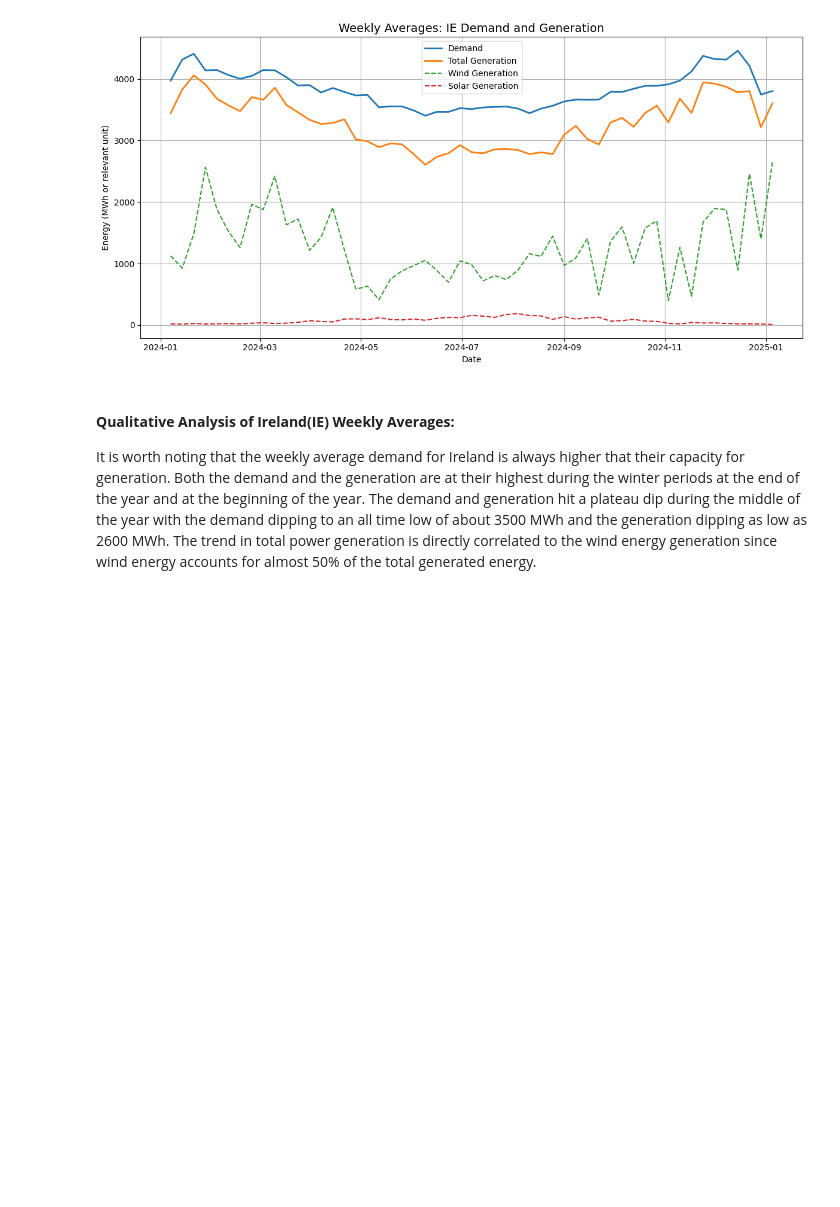
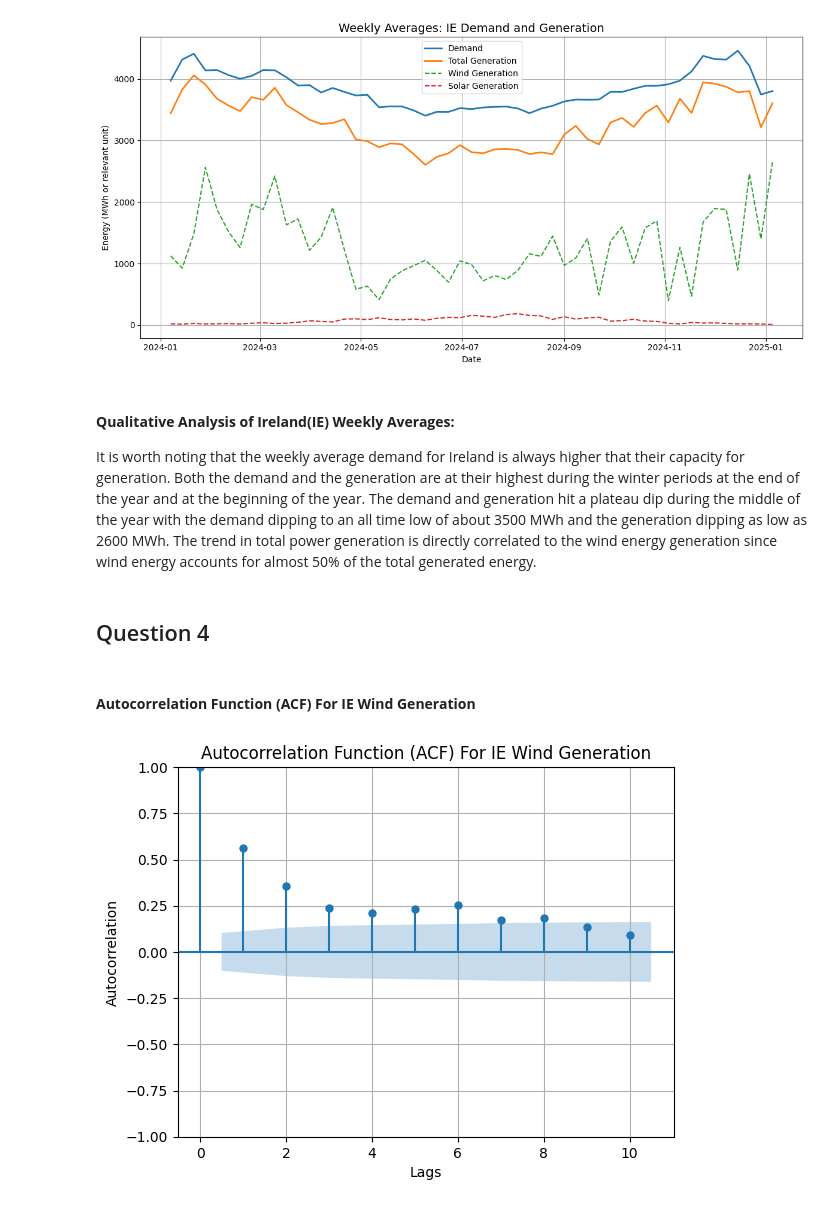
Before and after one commit to Mitch-json/Data-Inference-and-Applied-Machine-Leaning, a Jupyter notebook: Statistical Analysis/Statistical Analysis.ipynb, the cells around one changed output. Saved outputs shown, nothing was run; the diff lists cells and outputs as text; code cells hidden in the pictures; blank space fills up the shorter version.

```diff
--- a/Statistical Analysis/Statistical Analysis.ipynb
+++ b/Statistical Analysis/Statistical Analysis.ipynb
@@ -332,3 +333,20 @@ plt.show()
 It is worth noting that the weekly average demand for Ireland is always higher that their capacity for generation.
 Both the demand and the generation are at their highest during the winter periods at the end of the year and at the beginning of the year.
 The demand and generation hit a plateau dip during the middle of the year with the demand dipping to an all time low of about 3500 MWh and the generation dipping as low as 2600 MWh. The trend in total power generation is directly correlated to the wind energy generation since wind energy accounts for almost 50% of the total generated energy.
+# %% [markdown]
+## Question 4
+# %% [markdown]
+#### **Autocorrelation Function (ACF) For IE Wind Generation**
+# %%
+IE_wind_daily = IE_daily_stats.drop(columns=['IE Demand','IE Generation','IE Solar Generation'])
+
+plot_acf(IE_wind_daily, lags=10)
+
+plt.title('Autocorrelation Function (ACF) For IE Wind Generation')
+plt.xlabel('Lags')
+plt.ylabel('Autocorrelation')
+plt.grid()
+
+plt.show()
+# %% [output]
+[figure, added]
```
Also changed, not shown: parts of 24 cells of this notebook, 49 other files.
